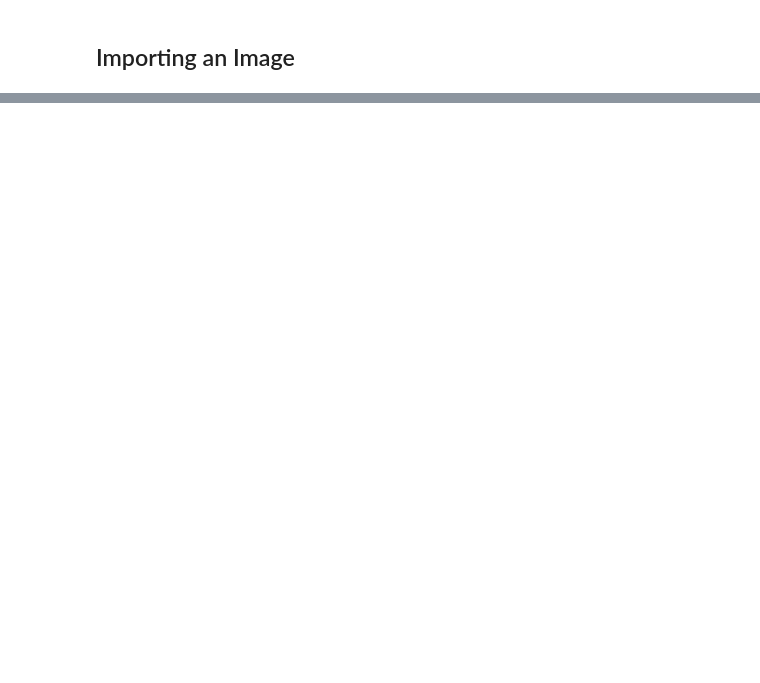
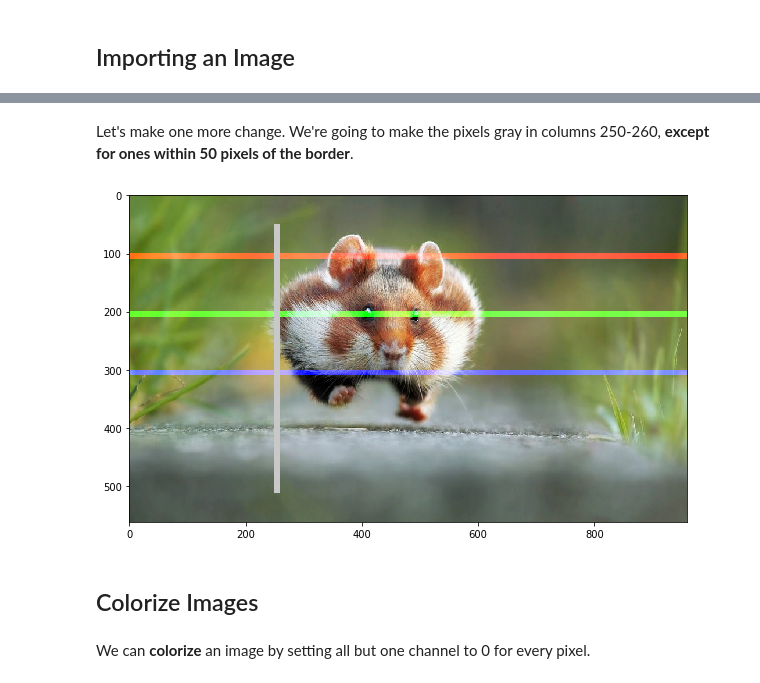
Before and after one commit to tross2552/CS420_PS0, a Jupyter notebook: Basic Image Data Analysis.ipynb, the cells around one changed output, grey strips where cells are left out. Cells and saved outputs as stored; diff of their text form; code cells hidden in the pictures; blank space fills up the shorter version.

```diff
--- a/Basic Image Data Analysis.ipynb
+++ b/Basic Image Data Analysis.ipynb
@@ -317,0 +129,19 @@ Here is [the second part](https://www.kdnuggets.com/2018/07/image-data-analysis-
+# %% [markdown]
+Let's make one more change. We're going to make the pixels gray in columns 250-260, **except for ones within 50 pixels of the border**.
+# %%
+t_margin = 50
+b_margin =  pic.shape[0] - 50
+
+pic[ t_margin : b_margin , 250:260 , [0,1,2] ] = 200
+
+plt.figure( figsize= (10,10))
+
+plt.imshow(pic)
+
+plt.show()
+# %% [output]
+[figure, added]
+# %% [markdown]
+## Colorize Images
+# %% [markdown]
+We can **colorize** an image by setting all but one channel to 0 for every pixel.
```
Also changed, not shown: parts of 64 cells of this notebook.
